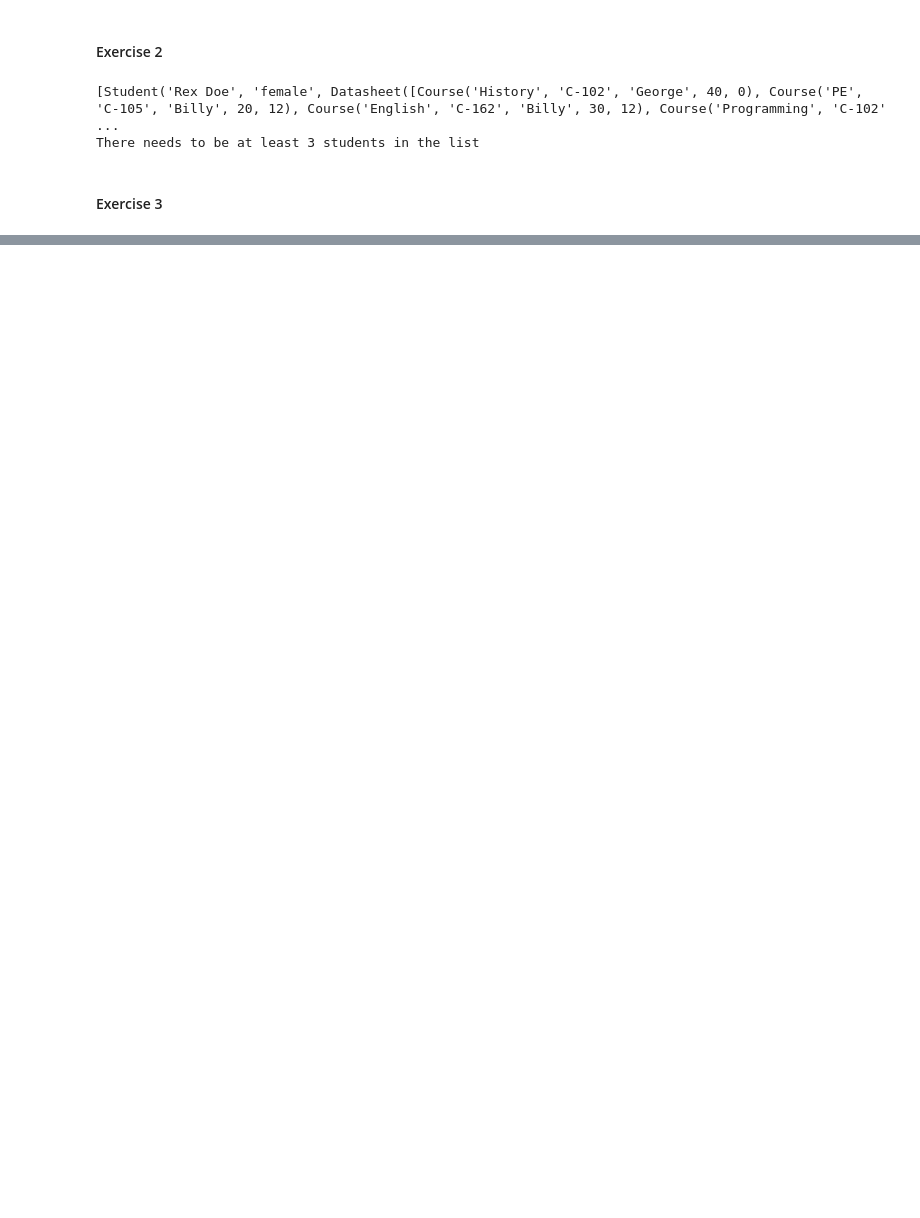
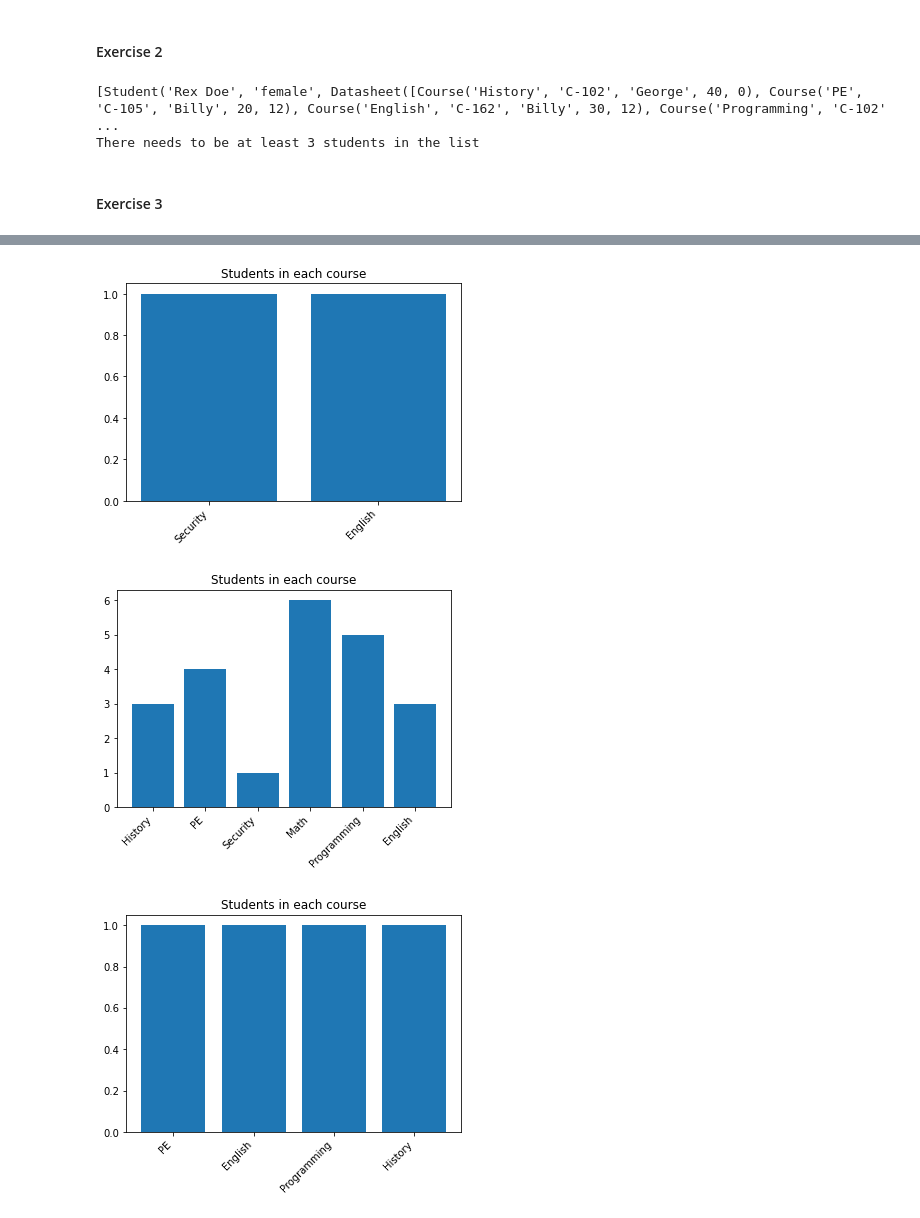
Before and after one commit to CarolineHoeg/Python2021, a Jupyter notebook: Week_03.ipynb, the cells around one changed output, grey strips where cells are left out. Cells and saved outputs as stored; diff of their text form; code cells hidden in the pictures; blank space fills up the shorter version.

```diff
--- a/Week_03.ipynb
+++ b/Week_03.ipynb
@@ -259,0 +292,20 @@ write_to_file([])
+# %%
+# 3
+def get_gendered_students(gender, students):
+    return [student for student in students if student.gender == gender]
+
+male_students = get_gendered_students('male', students)
+female_students = get_gendered_students('female', students)
+other_students = get_gendered_students('other', students)
+
+male_courses = get_dict_students_in_course(male_students)
+female_courses = get_dict_students_in_course(female_students)
+other_courses = get_dict_students_in_course(other_students)
+
+show_bar_chart(male_courses)
+show_bar_chart(female_courses)
+show_bar_chart(other_courses)
+# %% [output]
+[figure, added]
+[figure, added]
+[figure, added]
```
Also changed, not shown: parts of 6 cells of this notebook, 1 other file.
